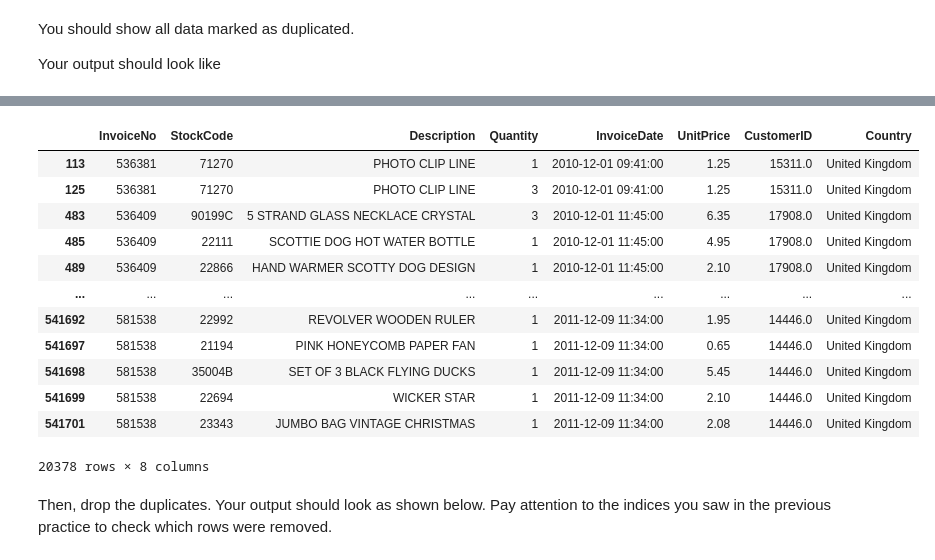
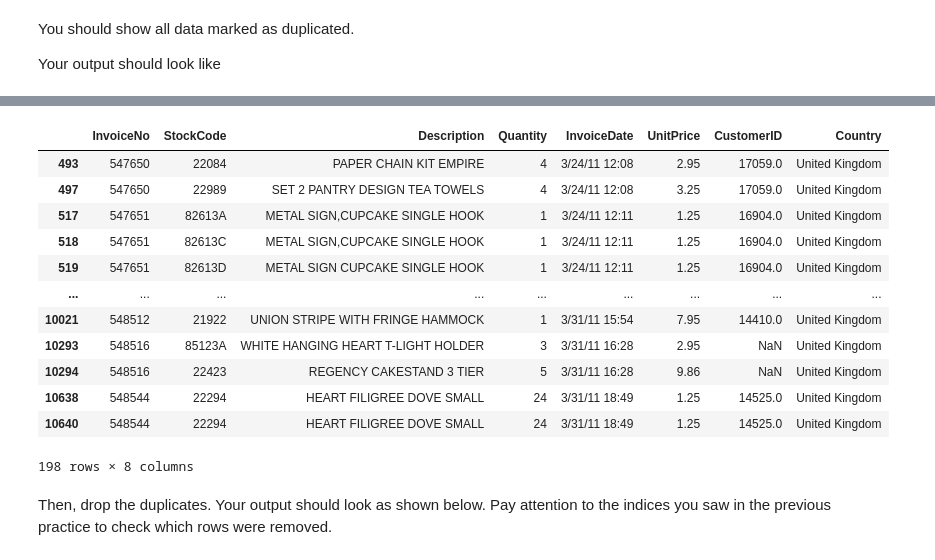
Before and after one commit to RSE1982/sept2025_DBC, a Jupyter notebook: 04-Pandas-Notebooks/topic-08-data_manipulation_part_2/notebook.ipynb, the cells around one changed output, grey strips where cells are left out. Saved outputs shown, nothing was run; the diff lists cells and outputs as text; code cells hidden in the pictures.

```diff
--- a/04-Pandas-Notebooks/topic-08-data_manipulation_part_2/notebook.ipynb
+++ b/04-Pandas-Notebooks/topic-08-data_manipulation_part_2/notebook.ipynb
@@ -368,21 +368,21 @@ Your output should look like
 ![duplicate](https://codeinstitute.s3.eu-west-1.amazonaws.com/predictive_analytics/jupyter_notebook_images/Screenshot+2024-05-22+170727.png)
 # %%
 # write your code here
-df_practice[df_practice.duplicated(subset=['InvoiceNo', 'StockCode', 'CustomerID'], keep=False)]
+df_practice[df_practice.duplicated(subset=['InvoiceNo', 'StockCode', 'CustomerID'])]
 # %% [output]
 |  | InvoiceNo | StockCode | Description | Quantity | InvoiceDate | UnitPrice | CustomerID | Country |
-| 113 | 536381 | 71270 | PHOTO CLIP LINE | 1 | 2010-12-01 09:41:00 | 1.25 | 15311.0 | United Kingdom |
-| 125 | 536381 | 71270 | PHOTO CLIP LINE | 3 | 2010-12-01 09:41:00 | 1.25 | 15311.0 | United Kingdom |
-| 483 | 536409 | 90199C | 5 STRAND GLASS NECKLACE CRYSTAL | 3 | 2010-12-01 11:45:00 | 6.35 | 17908.0 | United Kingdom |
-| 485 | 536409 | 22111 | SCOTTIE DOG HOT WATER BOTTLE | 1 | 2010-12-01 11:45:00 | 4.95 | 17908.0 | United Kingdom |
-| 489 | 536409 | 22866 | HAND WARMER SCOTTY DOG DESIGN | 1 | 2010-12-01 11:45:00 | 2.10 | 17908.0 | United Kingdom |
+| 493 | 547650 | 22084 | PAPER CHAIN KIT EMPIRE | 4 | 3/24/11 12:08 | 2.95 | 17059.0 | United Kingdom |
+| 497 | 547650 | 22989 | SET 2 PANTRY DESIGN TEA TOWELS | 4 | 3/24/11 12:08 | 3.25 | 17059.0 | United Kingdom |
+| 517 | 547651 | 82613A | METAL SIGN,CUPCAKE SINGLE HOOK | 1 | 3/24/11 12:11 | 1.25 | 16904.0 | United Kingdom |
+| 518 | 547651 | 82613C | METAL SIGN,CUPCAKE SINGLE HOOK | 1 | 3/24/11 12:11 | 1.25 | 16904.0 | United Kingdom |
+| 519 | 547651 | 82613D | METAL SIGN CUPCAKE SINGLE HOOK | 1 | 3/24/11 12:11 | 1.25 | 16904.0 | United Kingdom |
 | ... | ... | ... | ... | ... | ... | ... | ... | ... |
-| 541692 | 581538 | 22992 | REVOLVER WOODEN RULER | 1 | 2011-12-09 11:34:00 | 1.95 | 14446.0 | United Kingdom |
-| 541697 | 581538 | 21194 | PINK HONEYCOMB PAPER FAN | 1 | 2011-12-09 11:34:00 | 0.65 | 14446.0 | United Kingdom |
-| 541698 | 581538 | 35004B | SET OF 3 BLACK FLYING DUCKS | 1 | 2011-12-09 11:34:00 | 5.45 | 14446.0 | United Kingdom |
-| 541699 | 581538 | 22694 | WICKER STAR | 1 | 2011-12-09 11:34:00 | 2.10 | 14446.0 | United Kingdom |
-| 541701 | 581538 | 23343 | JUMBO BAG VINTAGE CHRISTMAS | 1 | 2011-12-09 11:34:00 | 2.08 | 14446.0 | United Kingdom |
+| 10021 | 548512 | 21922 | UNION STRIPE WITH FRINGE HAMMOCK | 1 | 3/31/11 15:54 | 7.95 | 14410.0 | United Kingdom |
+| 10293 | 548516 | 85123A | WHITE HANGING HEART T-LIGHT HOLDER | 3 | 3/31/11 16:28 | 2.95 | NaN | United Kingdom |
+| 10294 | 548516 | 22423 | REGENCY CAKESTAND 3 TIER | 5 | 3/31/11 16:28 | 9.86 | NaN | United Kingdom |
+| 10638 | 548544 | 22294 | HEART FILIGREE DOVE SMALL | 24 | 3/31/11 18:49 | 1.25 | 14525.0 | United Kingdom |
+| 10640 | 548544 | 22294 | HEART FILIGREE DOVE SMALL | 24 | 3/31/11 18:49 | 1.25 | 14525.0 | United Kingdom |
-20378 rows × 8 columns
+198 rows × 8 columns
 # %% [markdown]
 Then, drop the duplicates. Your output should look as shown below. Pay attention to the indices you saw in the previous practice to check which rows were removed.
 # %% [markdown]
```
Also changed, not shown: parts of 7 cells of this notebook, 1 other file.
